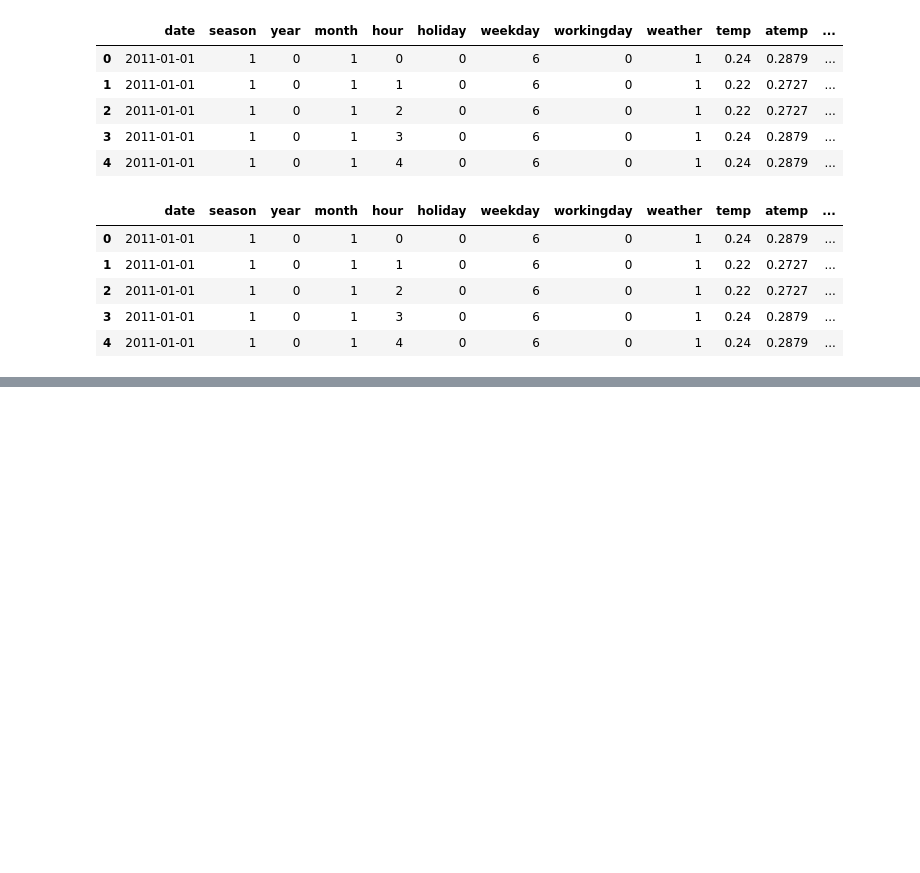
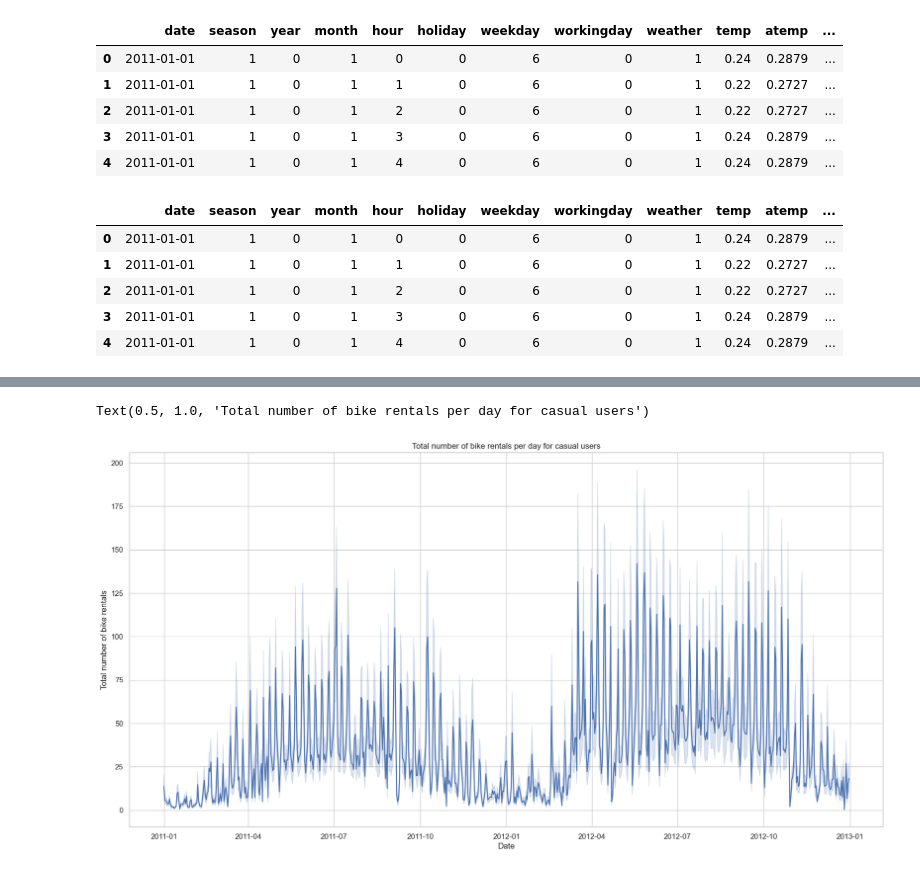
Before and after one commit to MaxLopezSalgado/capital_bike_sharing, a Jupyter notebook: ml/ml.ipynb, the cells around one changed output, grey strips where cells are left out. Cells and saved outputs as stored; diff of their text form; code cells hidden in the pictures; blank space fills up the shorter version.

```diff
--- a/ml/ml.ipynb
+++ b/ml/ml.ipynb
@@ -149,0 +150,8 @@ Text(0.5, 1.0, 'Total number of bike rentals per day')
+# %%
+# create a new dataframe with the total number of bike rentals per day and month in 2011 and 2012
+hour_df_2011_2012 = hour_df[['date', 'weekday', 'month', 'weather', 'count', 'casual', 'registered']].copy()
+# Set 'date' as the index
+hour_df_2011_2012.set_index('date', inplace=True)
+
+# print the first 5 rows of the new dataframe
+hour_df_2011_2012.head()
@@ -149,0 +166,10 @@ Text(0.5, 1.0, 'Total number of bike rentals per day')
+# %%
+# Plotting the total rentals per day for casual users using seaborn
+plt.figure(figsize=(20, 10))
+sns.lineplot(x=hour_df_2011_2012.index, y='casual', data=hour_df_2011_2012)
+plt.xlabel('Date')
+plt.ylabel('Total number of bike rentals')
+plt.title('Total number of bike rentals per day for casual users')
+# %% [output]
+Text(0.5, 1.0, 'Total number of bike rentals per day for casual users')
+[figure, added]
```
Also changed, not shown: parts of 10 cells of this notebook.
